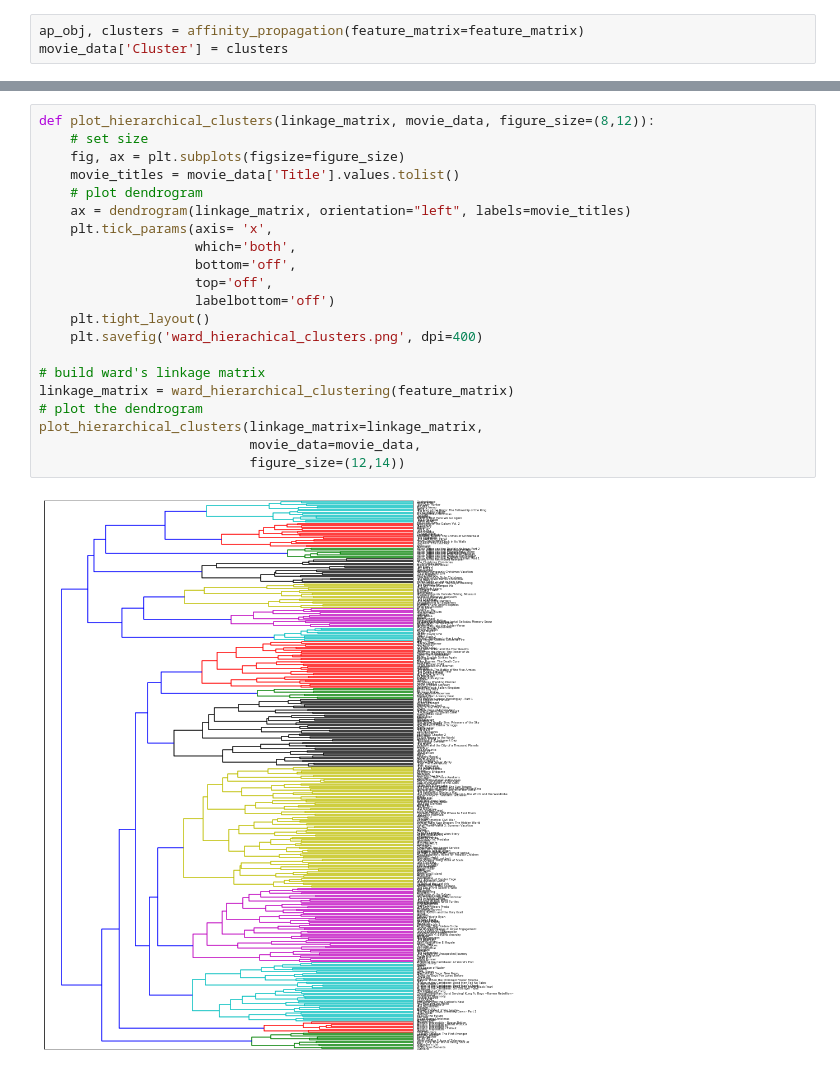
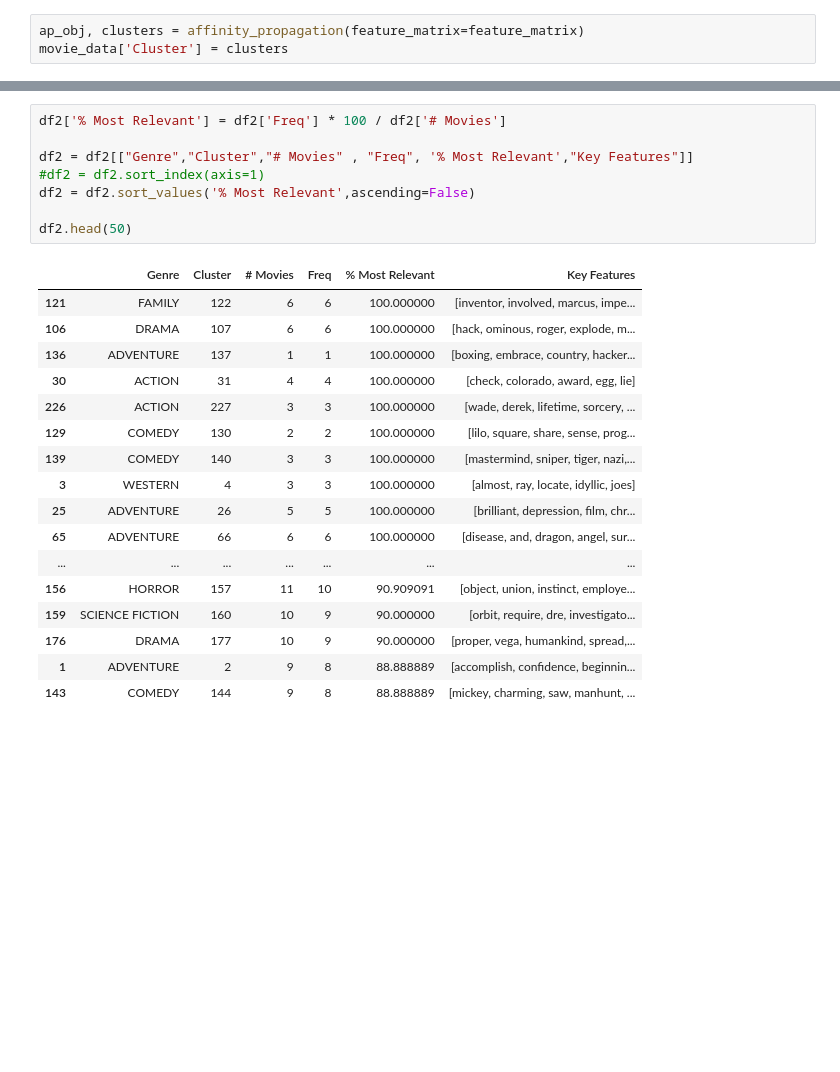
Before and after one commit to bosp86/NLP, a Jupyter notebook: notebooks/experimento 1/Experimento 1.ipynb, the cells around one changed output, grey strips where cells are left out. Drawn from its saved outputs; the diff is of its cells as text; blank space fills up the shorter version.

```diff
--- a/notebooks/experimento 1/Experimento 1.ipynb
+++ b/notebooks/experimento 1/Experimento 1.ipynb
@@ -324,23 +365,26 @@ def ward_hierarchical_clustering(feature_matrix):
-# %%
-def plot_hierarchical_clusters(linkage_matrix, movie_data, figure_size=(8,12)):
-    # set size
-    fig, ax = plt.subplots(figsize=figure_size)
-    movie_titles = movie_data['Title'].values.tolist()
-    # plot dendrogram
-    ax = dendrogram(linkage_matrix, orientation="left", labels=movie_titles)
-    plt.tick_params(axis= 'x',
-                    which='both',
-                    bottom='off',
-                    top='off',
-                    labelbottom='off')
-    plt.tight_layout()
-    plt.savefig('ward_hierachical_clusters.png', dpi=400)
-
-# build ward's linkage matrix
-linkage_matrix = ward_hierarchical_clustering(feature_matrix)
-# plot the dendrogram
-plot_hierarchical_clusters(linkage_matrix=linkage_matrix,
-                           movie_data=movie_data,
-                           figure_size=(12,14))
-# %% [output]
-[figure, removed]
+# %%
+df2['% Most Relevant'] = df2['Freq'] * 100 / df2['# Movies']
+
+df2 = df2[["Genre","Cluster","# Movies" , "Freq", '% Most Relevant',"Key Features"]]
+#df2 = df2.sort_index(axis=1)
+df2 = df2.sort_values('% Most Relevant',ascending=False)
+
+df2.head(50)
+# %% [output]
+|  | Genre | Cluster | # Movies | Freq | % Most Relevant | Key Features |
+| 121 | FAMILY | 122 | 6 | 6 | 100.000000 | [inventor, involved, marcus, impe... |
+| 106 | DRAMA | 107 | 6 | 6 | 100.000000 | [hack, ominous, roger, explode, m... |
+| 136 | ADVENTURE | 137 | 1 | 1 | 100.000000 | [boxing, embrace, country, hacker... |
+| 30 | ACTION | 31 | 4 | 4 | 100.000000 | [check, colorado, award, egg, lie] |
+| 226 | ACTION | 227 | 3 | 3 | 100.000000 | [wade, derek, lifetime, sorcery, ... |
+| 129 | COMEDY | 130 | 2 | 2 | 100.000000 | [lilo, square, share, sense, prog... |
+| 139 | COMEDY | 140 | 3 | 3 | 100.000000 | [mastermind, sniper, tiger, nazi,... |
+| 3 | WESTERN | 4 | 3 | 3 | 100.000000 | [almost, ray, locate, idyllic, joes] |
+| 25 | ADVENTURE | 26 | 5 | 5 | 100.000000 | [brilliant, depression, film, chr... |
+| 65 | ADVENTURE | 66 | 6 | 6 | 100.000000 | [disease, and, dragon, angel, sur... |
+| ... | ... | ... | ... | ... | ... | ... |
+| 156 | HORROR | 157 | 11 | 10 | 90.909091 | [object, union, instinct, employe... |
+| 159 | SCIENCE FICTION | 160 | 10 | 9 | 90.000000 | [orbit, require, dre, investigato... |
+| 176 | DRAMA | 177 | 10 | 9 | 90.000000 | [proper, vega, humankind, spread,... |
+| 1 | ADVENTURE | 2 | 9 | 8 | 88.888889 | [accomplish, confidence, beginnin... |
+| 143 | COMEDY | 144 | 9 | 8 | 88.888889 | [mickey, charming, saw, manhunt, ... |
```
Also changed, not shown: parts of 32 cells of this notebook, 6 other files.
